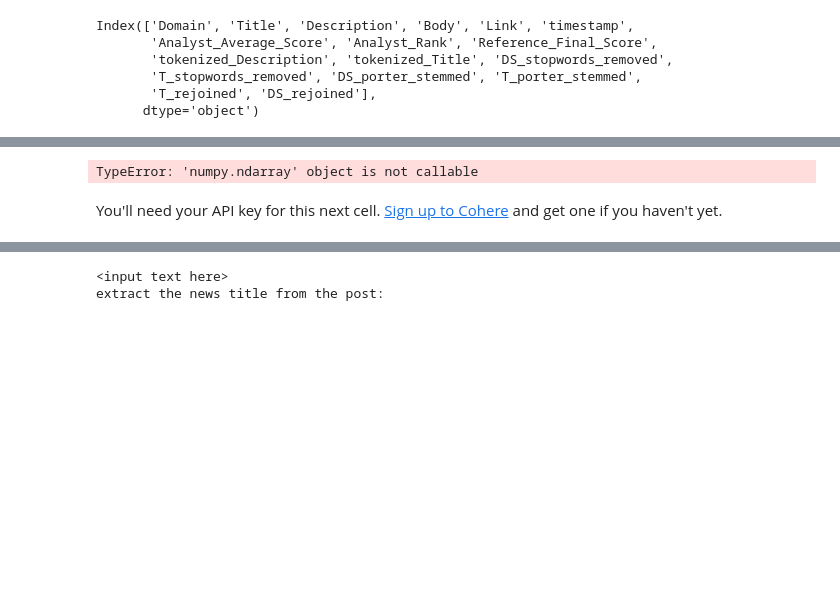
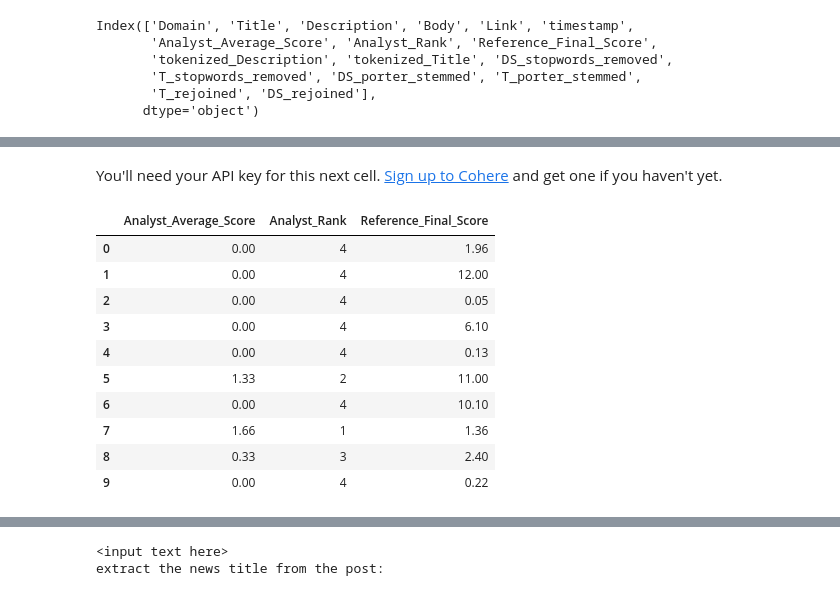
Before and after one commit to MohammedEsamaldin/Prompt-Engineering, a Jupyter notebook: notebooks/news.ipynb, the cells around one changed output, grey strips where cells are left out. Saved outputs shown, nothing was run; the diff lists cells and outputs as text; code cells hidden in the pictures; blank space fills up the shorter version.

```diff
--- a/notebooks/Entity_Extrcation_with_Generative_Language_Models.ipynb
+++ b/notebooks/news.ipynb
@@ -193,4 +188,0 @@ def
-# %%
-df[['Description', 'Body']] = df[['Description', 'Body']].values().lower()
-# %% [output]
-TypeError: 'numpy.ndarray' object is not callable
@@ -208,3 +199,17 @@ news_examples = []
+# %%
+df[['Analyst_Average_Score','Analyst_Rank','Reference_Final_Score']]
+# %% [output]
+|  | Analyst_Average_Score | Analyst_Rank | Reference_Final_Score |
+| 0 | 0.00 | 4 | 1.96 |
+| 1 | 0.00 | 4 | 12.00 |
+| 2 | 0.00 | 4 | 0.05 |
+| 3 | 0.00 | 4 | 6.10 |
+| 4 | 0.00 | 4 | 0.13 |
+| 5 | 1.33 | 2 | 11.00 |
+| 6 | 0.00 | 4 | 10.10 |
+| 7 | 1.66 | 1 | 1.36 |
+| 8 | 0.33 | 3 | 2.40 |
+| 9 | 0.00 | 4 | 0.22 |
 # %%
 #@title Create the prompt (Run this cell to execute required code) {display-mode: "form"}
 
```
Also changed, not shown: parts of 5 cells of this notebook, 6 other files.
